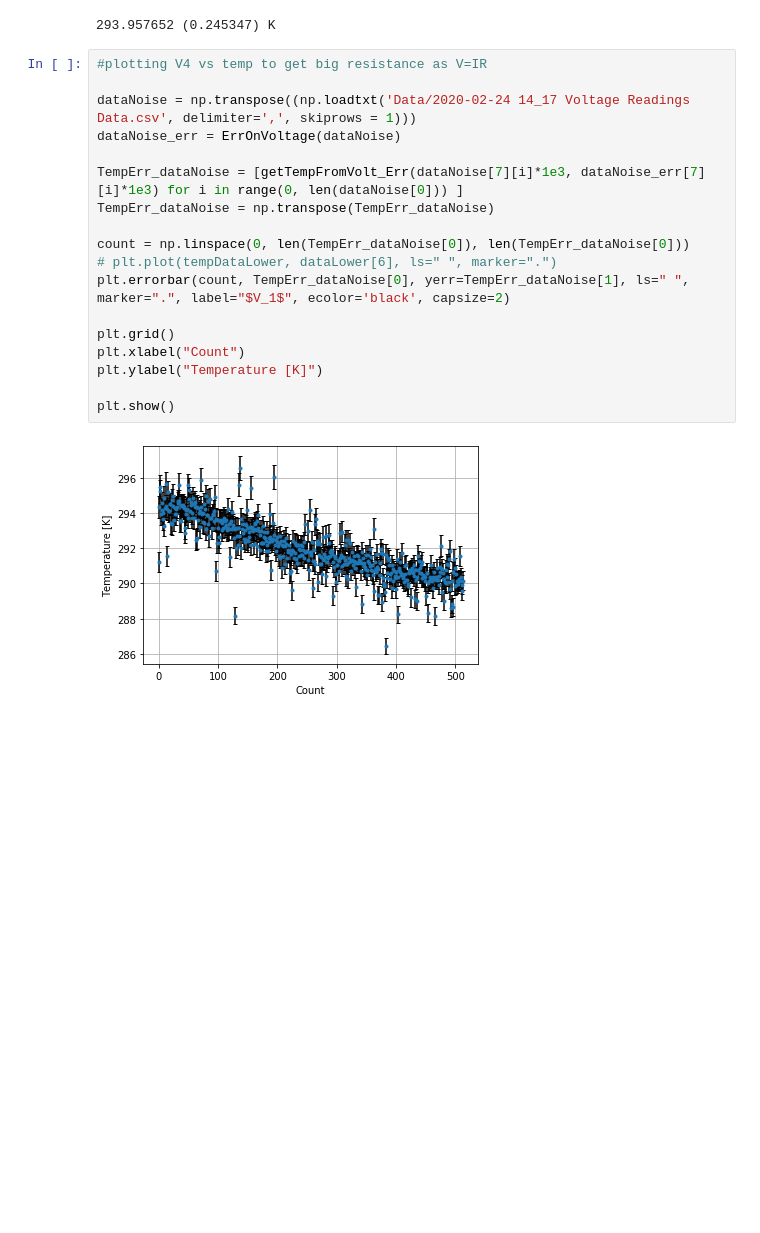
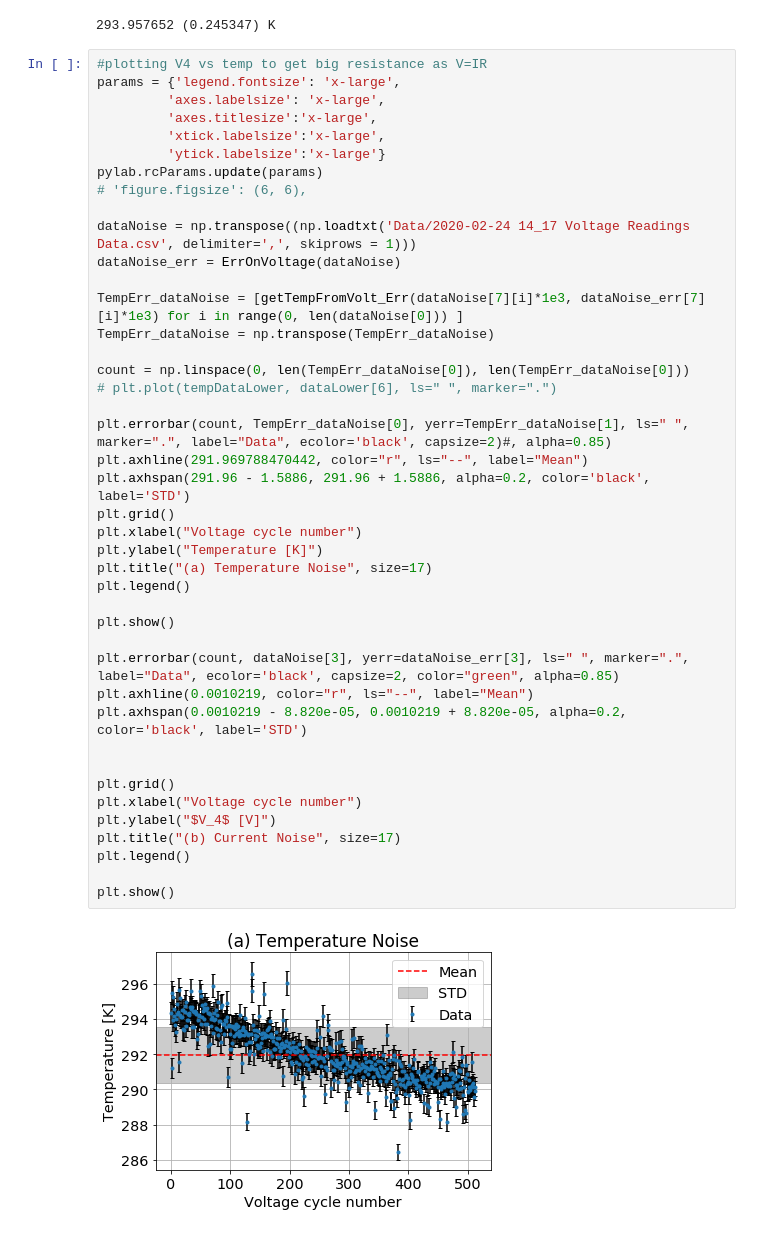
Before and after one commit to eklem1/ModernLab, a Jupyter notebook: Noise.ipynb, the cells around one changed output. Drawn from its saved outputs; the diff is of its cells as text; blank space fills up the shorter version.

```diff
--- a/Noise.ipynb
+++ b/Noise.ipynb
@@ -135,21 +138,45 @@ print("%f (%f) K" %(Temp[0], Temp[1]))
 293.957652 (0.245347) K
 # %%
 #plotting V4 vs temp to get big resistance as V=IR
+params = {'legend.fontsize': 'x-large',
+         'axes.labelsize': 'x-large',
+         'axes.titlesize':'x-large',
+         'xtick.labelsize':'x-large',
+         'ytick.labelsize':'x-large'}
+pylab.rcParams.update(params)
+# 'figure.figsize': (6, 6),
 
 dataNoise = np.transpose((np.loadtxt('Data/2020-02-24 14_17 Voltage Readings Data.csv', delimiter=',', skiprows = 1)))
 dataNoise_err = ErrOnVoltage(dataNoise)
 
 TempErr_dataNoise = [getTempFromVolt_Err(dataNoise[7][i]*1e3, dataNoise_err[7][i]*1e3) for i in range(0, len(dataNoise[0])) ]
 TempErr_dataNoise = np.transpose(TempErr_dataNoise)
 
 count = np.linspace(0, len(TempErr_dataNoise[0]), len(TempErr_dataNoise[0]))
 # plt.plot(tempDataLower, dataLower[6], ls=" ", marker=".")
-plt.errorbar(count, TempErr_dataNoise[0], yerr=TempErr_dataNoise[1], ls=" ", marker=".", label="$V_1$", ecolor='black', capsize=2)
+
+plt.errorbar(count, TempErr_dataNoise[0], yerr=TempErr_dataNoise[1], ls=" ", marker=".", label="Data", ecolor='black', capsize=2)#, alpha=0.85)
+plt.axhline(291.969788470442, color="r", ls="--", label="Mean")
+plt.axhspan(291.96 - 1.5886, 291.96 + 1.5886, alpha=0.2, color='black', label='STD')
+plt.grid()
+plt.xlabel("Voltage cycle number")
+plt.ylabel("Temperature [K]")
+plt.title("(a) Temperature Noise", size=17)
+plt.legend()
+
+plt.show()
+
+plt.errorbar(count, dataNoise[3], yerr=dataNoise_err[3], ls=" ", marker=".", label="Data", ecolor='black', capsize=2, color="green", alpha=0.85)
+plt.axhline(0.0010219, color="r", ls="--", label="Mean")
+plt.axhspan(0.0010219 - 8.820e-05, 0.0010219 + 8.820e-05, alpha=0.2, color='black', label='STD')
+
 
 plt.grid()
-plt.xlabel("Count")
-plt.ylabel("Temperature [K]")
+plt.xlabel("Voltage cycle number")
+plt.ylabel("$V_4$ [V]")
+plt.title("(b) Current Noise", size=17)
+plt.legend()
 
 plt.show()
 # %% [output]
-[figure, old version]
+[figure, new version]
```
Also changed, not shown: parts of 6 cells of this notebook, 4 other files.
